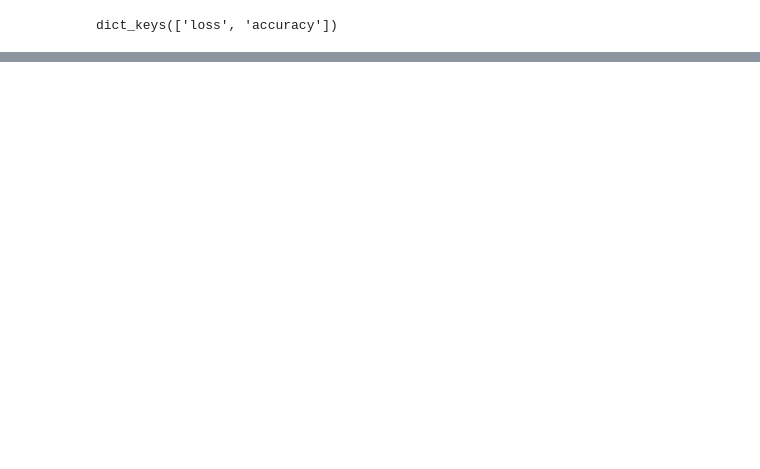
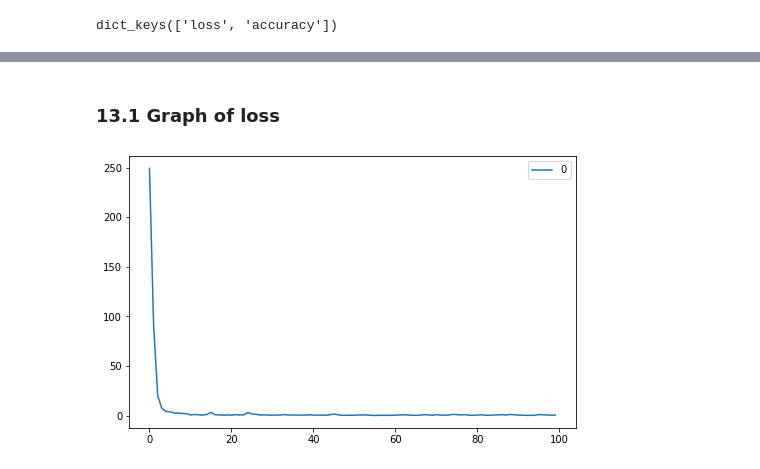
Before and after one commit to joaoavanzini/self-balancing, a Jupyter notebook: machinelearning/machinelearning.ipynb, the cells around one changed output, grey strips where cells are left out. Saved outputs shown, nothing was run; the diff lists cells and outputs as text; code cells hidden in the pictures; blank space fills up the shorter version.

```diff
--- a/machinelearning/machinelearning.ipynb
+++ b/machinelearning/machinelearning.ipynb
@@ -202,0 +220,7 @@ plt.show()
+# %% [markdown]
+### 13.1 Graph of loss
+# %%
+pd.DataFrame(history.history['loss']).plot(figsize=(8,5))
+plt.show()
+# %% [output]
+[figure, added]
```
Also changed, not shown: parts of 42 cells of this notebook.
